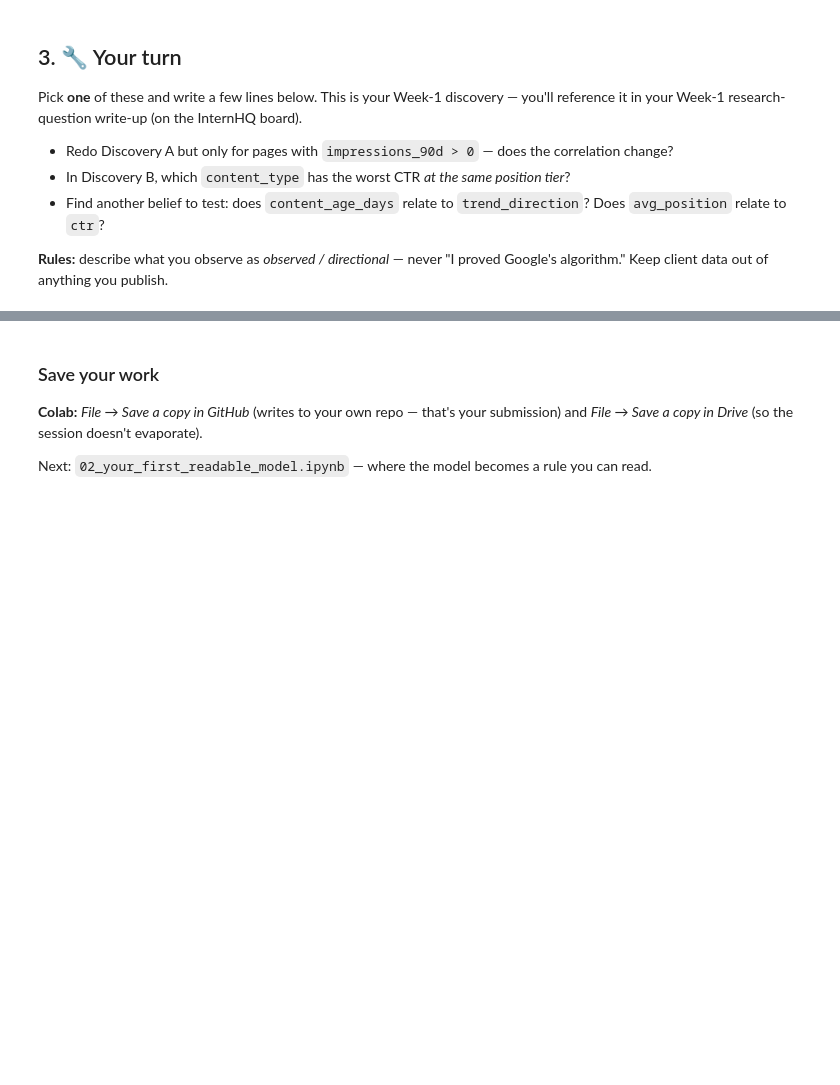
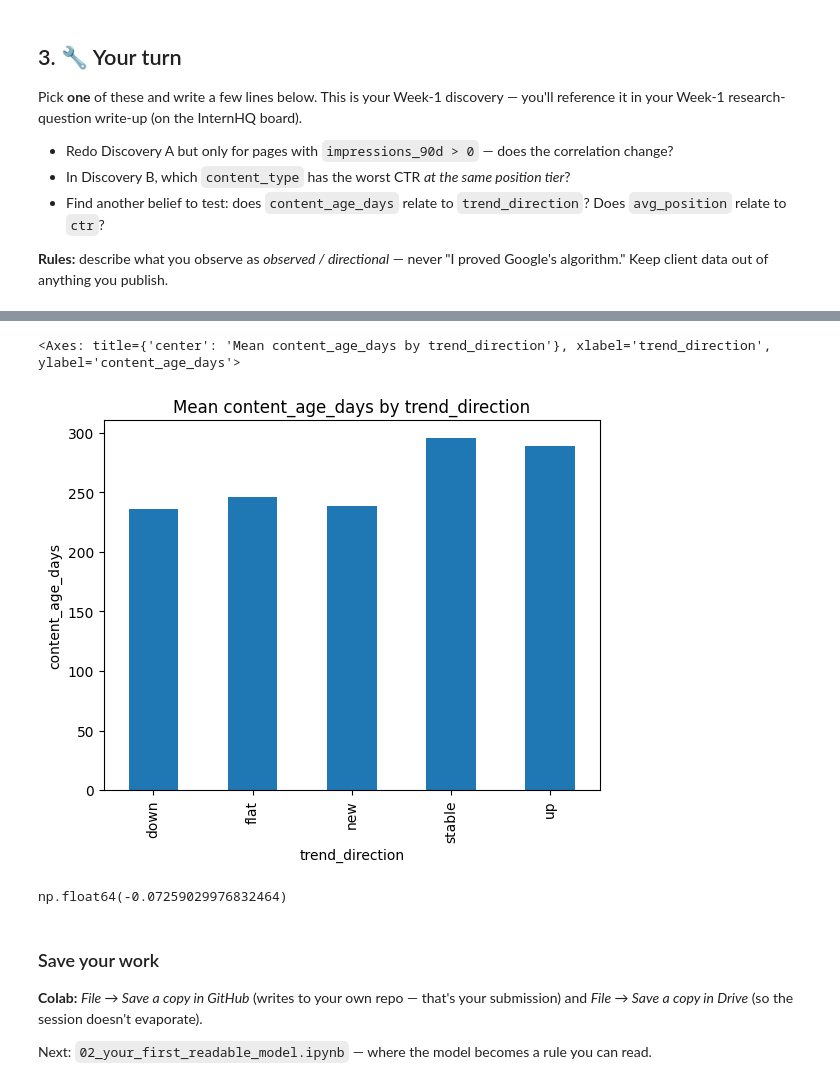
Before and after one commit to Miaxrz/ML-Internship-Starter, a Jupyter notebook: notebooks/01_first_look_and_discovery.ipynb, the cells around one changed output, grey strips where cells are left out. Saved outputs shown, nothing was run; the diff lists cells and outputs as text; code cells hidden in the pictures; blank space fills up the shorter version.

```diff
--- a/notebooks/01_first_look_and_discovery.ipynb
+++ b/notebooks/01_first_look_and_discovery.ipynb
@@ -105,3 +193,12 @@ Pick **one** of these and write a few lines below. This is your Week-1 discovery
+# %%
+df.groupby('trend_direction')['content_age_days'].mean().plot(kind='bar', ylabel='content_age_days', title='Mean content_age_days by trend_direction')
+# %% [output]
+<Axes: title={'center': 'Mean content_age_days by trend_direction'}, xlabel='trend_direction', ylabel='content_age_days'>
+[figure, added]
+# %%
+df.avg_position.corr(df.ctr)
+# %% [output]
+np.float64(-0.07259029976832464)
 # %% [markdown]
 ### Save your work
 **Colab:** *File → Save a copy in GitHub* (writes to your own repo — that's your submission) and *File → Save a copy in Drive* (so the session doesn't evaporate).
```
Also changed, not shown: parts of 8 cells of this notebook.
